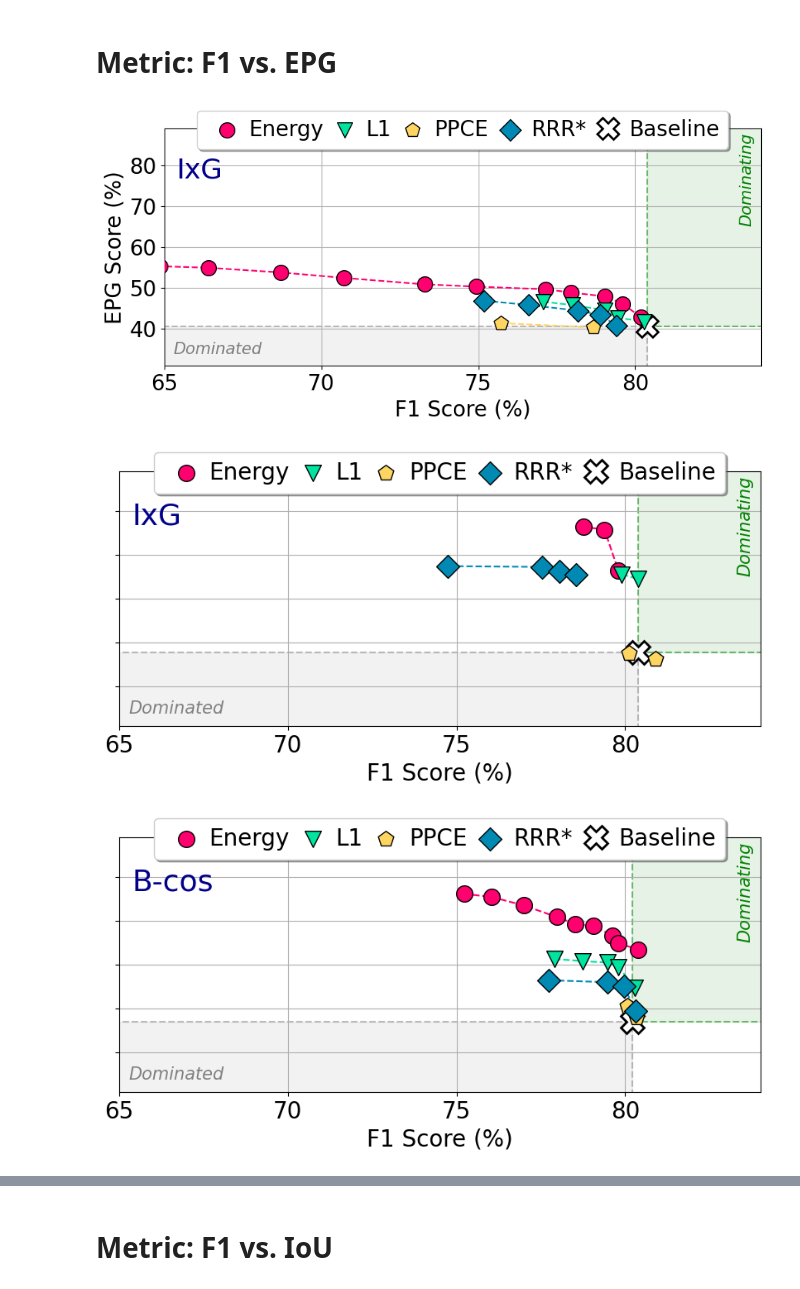
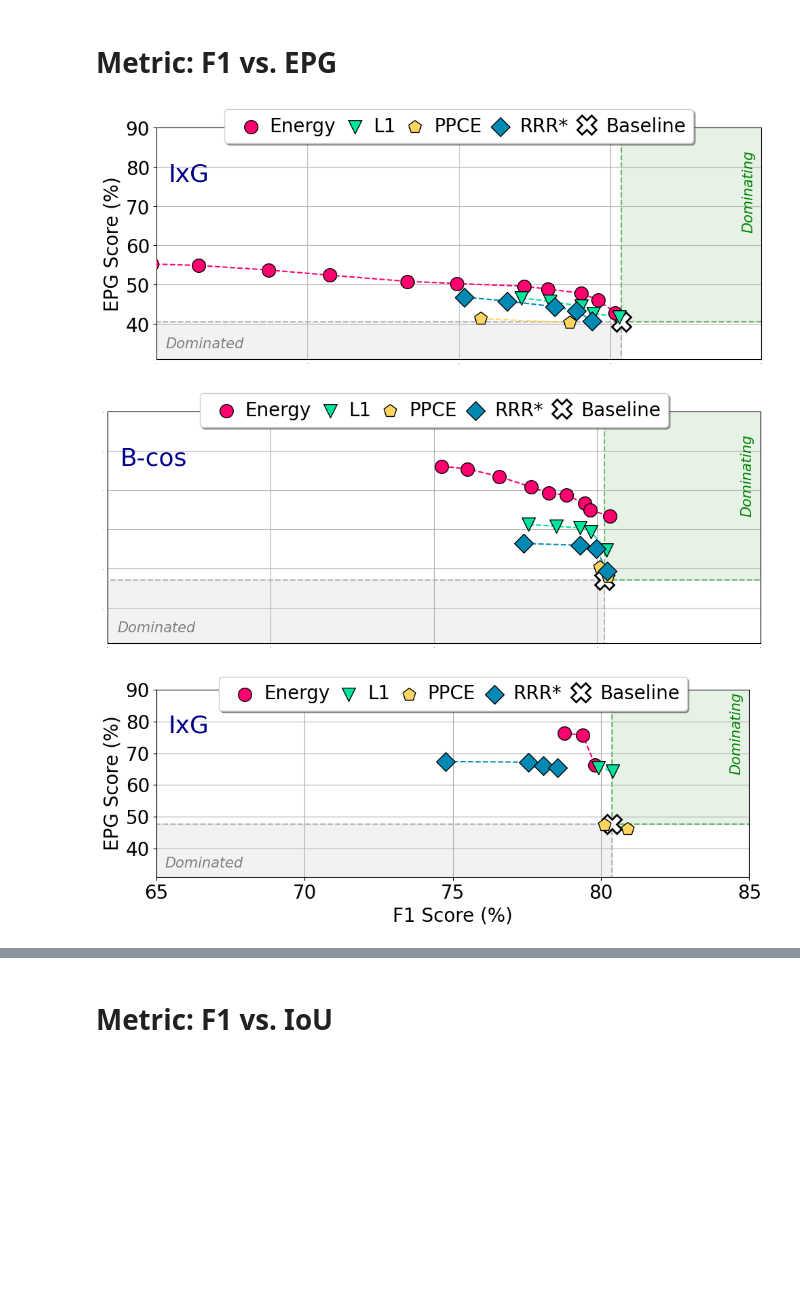
Before and after one commit to rensdebee/FACTifAI_2024_3, a Jupyter notebook: visualisations.ipynb, the cells around one changed output, grey strips where cells are left out. Saved outputs shown, nothing was run; the diff lists cells and outputs as text; code cells hidden in the pictures; blank space fills up the shorter version.

```diff
--- a/visualisations.ipynb
+++ b/visualisations.ipynb
@@ -338,25 +349,7 @@ plot_pareto_curve(
     set_ylim=y_lim_range,
     step_size_xticks=step_size_xticks,
     step_size_yticks=step_size_yticks,
-    hide_y_ticks=False,
-    fontsize=20,
-    attribution_method="IxG")
-
-plot_pareto_curve(
-    baseline_data=data_f1_epg['vanilla']['final']['baseline'],
-    energy_data=data_f1_epg['vanilla']['final']['energy'],
-    l1_data=data_f1_epg['vanilla']['final']['l1'],
-    ppce_data=data_f1_epg['vanilla']['final']['ppce'],
-    rrr_data=data_f1_epg['vanilla']['final']['rrr'],
-    x_label='F1 Score (%)',
-    y_label='EPG Score (%)',
-    title='',
-    save_path='./images/fig_5_voc2007_vanilla_resnet50_final_layer_f1_epg_pareto_curve.png',
-    figsize=(10, 4),
-    set_xlim=x_lim_range,
-    set_ylim=y_lim_range,
-    step_size_xticks=step_size_xticks,
-    step_size_yticks=step_size_yticks,
+    hide_x_ticks=True,
     hide_y_ticks=False,
     fontsize=20,
     attribution_method="IxG")
@@ -372,33 +365,55 @@ plot_pareto_curve(
     title='',
     save_path='./images/fig_5_voc2007_bcos_resnet50_input_layer_f1_epg_pareto_curve.png',
     figsize=(10, 4),
     set_xlim=x_lim_range,
     set_ylim=y_lim_range,
     step_size_xticks=step_size_xticks,
     step_size_yticks=step_size_yticks,
+    hide_x_ticks=True,
     hide_y_ticks=True,
     fontsize=20,
     attribution_method="B-cos")
+
+plot_pareto_curve(
+    baseline_data=data_f1_epg['vanilla']['final']['baseline'],
+    energy_data=data_f1_epg['vanilla']['final']['energy'],
+    l1_data=data_f1_epg['vanilla']['final']['l1'],
+    ppce_data=data_f1_epg['vanilla']['final']['ppce'],
+    rrr_data=data_f1_epg['vanilla']['final']['rrr'],
+    x_label='F1 Score (%)',
+    y_label='EPG Score (%)',
+    title='',
+    save_path='./images/fig_5_voc2007_vanilla_resnet50_final_layer_f1_epg_pareto_curve.png',
+    figsize=(10, 4),
+    set_xlim=x_lim_range,
+    set_ylim=y_lim_range,
+    step_size_xticks=step_size_xticks,
+    step_size_yticks=step_size_yticks,
+    hide_x_ticks=False,
+    hide_y_ticks=False,
+    fontsize=20,
+    attribution_method="IxG")
 
 plot_pareto_curve(
     baseline_data=data_f1_epg['bcos']['final']['baseline'],
     energy_data=data_f1_epg['bcos']['final']['energy'],
     l1_data=data_f1_epg['bcos']['final']['l1'],
     ppce_data=data_f1_epg['bcos']['final']['ppce'],
     rrr_data=data_f1_epg['bcos']['final']['rrr'],
     x_label='F1 Score (%)',
     y_label='EPG Score (%)',
     title='',
     save_path='./images/fig_5_voc2007_bcos_resnet50_final_layer_f1_epg_pareto_curve.png',
     figsize=(10, 4),
     set_xlim=x_lim_range,
     set_ylim=y_lim_range,
     step_size_xticks=step_size_xticks,
     step_size_yticks=(step_size_yticks),
+    hide_x_ticks=False,
     hide_y_ticks=True,
     fontsize=20,
     attribution_method="B-cos")
 # %% [output]
-[figure, old version]
+[figure, new version]
-[figure, old version]
+[figure, new version]
-[figure, old version]
+[figure, new version]
```
Also changed, not shown: parts of 11 cells of this notebook, 21 other files.
